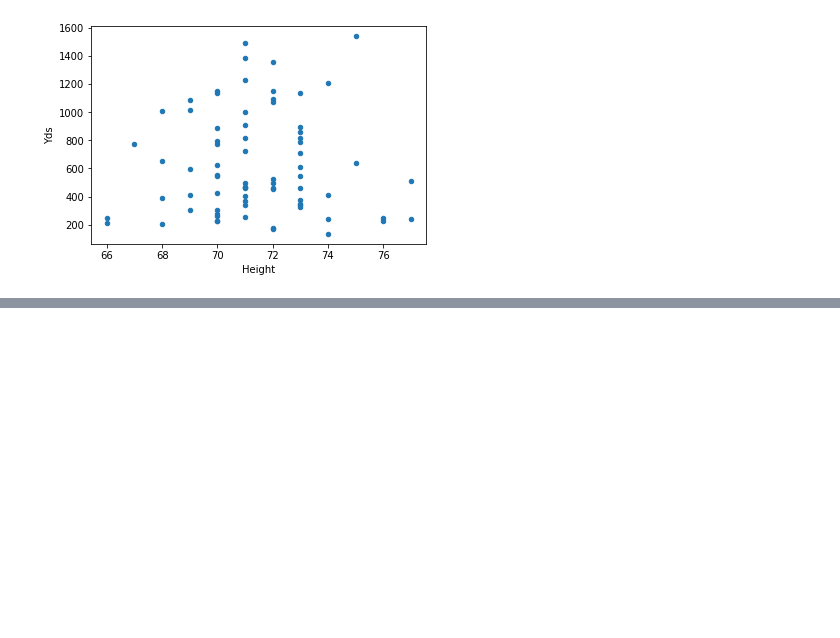
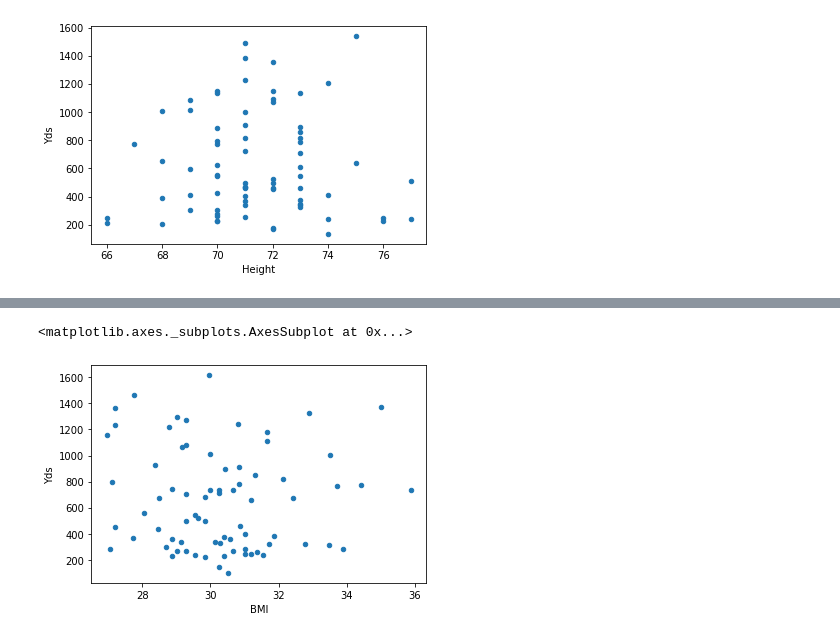
Before and after one commit to shaikh23/Nfl-Analysis, a Jupyter notebook: Rushing.ipynb, the cells around one changed output, grey strips where cells are left out. Drawn from its saved outputs; the diff is of its cells as text; code cells hidden in the pictures; blank space fills up the shorter version.

```diff
--- a/Rushing.ipynb
+++ b/Rushing.ipynb
@@ -117,0 +123,5 @@ rush2019.plot.scatter('Height', 'Yds')
+# %%
+rush2010.plot.scatter('BMI', 'Yds')
+# %% [output]
+<matplotlib.axes._subplots.AxesSubplot at 0x...>
+[figure, added]
```
Also changed, not shown: parts of 5 cells of this notebook.
